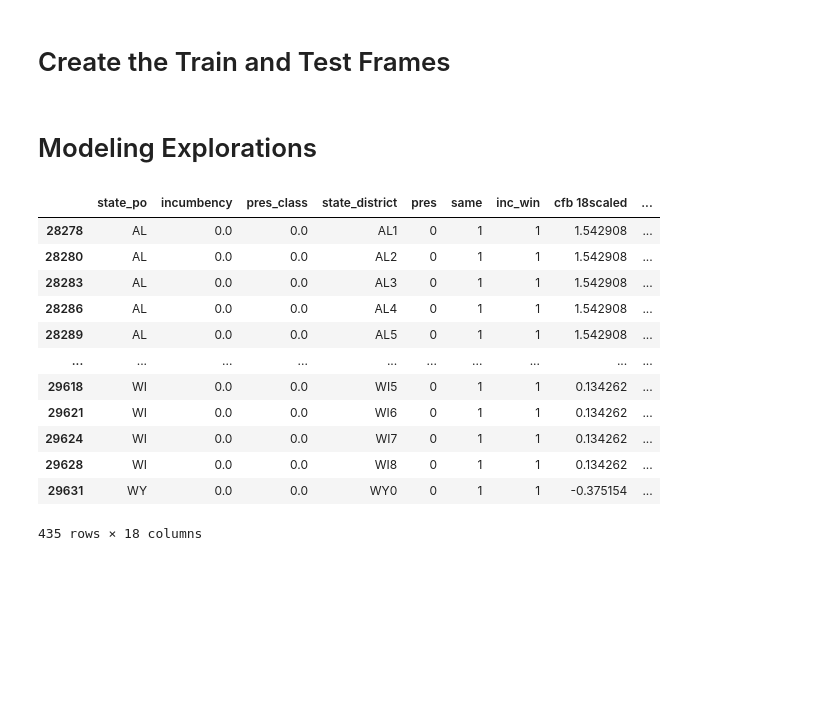
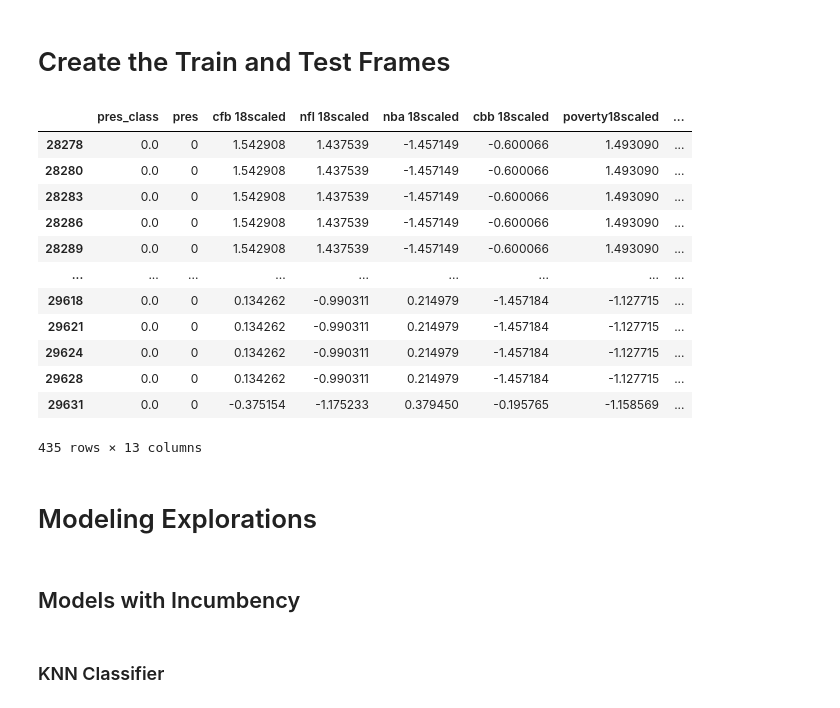
Before and after one commit to Abelay02/CS109a-Final-Project, a Jupyter notebook: Final Project Consolidated Code.ipynb, the cells around one changed output. Saved outputs shown, nothing was run; the diff lists cells and outputs as text; code cells hidden in the pictures; blank space fills up the shorter version.

Commit message:
notebook will all data, models, and eda

```diff
--- a/Final Project Consolidated Code.ipynb
+++ b/Final Project Consolidated Code.ipynb
@@ -1098,18 +1112,29 @@ model_frame18_st_ys = model_frame18_dist['class']
+# %%
+# Create 2014 scaled dataframes without incumbency
+model_frame14_dist_xs_noinc = model_frame14_dist_xs.drop(columns = ['incumbency', 'same'])
+
+model_frame14_st_xs_noinc = model_frame14_st_xs.drop(columns = ['incumbency', 'same'])
+
+# Create 2018 scaled dataframes without incumbency
+model_frame18_st_xs_noinc = model_frame18_st_xs.drop(columns = ['incumbency', 'same'])
+
+
+model_frame18_dist_xs_noinc = model_frame18_dist_xs.drop(columns = ['incumbency', 'same'])
+# %%
+model_frame18_st_xs_noinc
+# %% [output]
+|  | pres_class | pres | cfb 18scaled | nfl 18scaled | nba 18scaled | cbb 18scaled | poverty18scaled | ... |
+| 28278 | 0.0 | 0 | 1.542908 | 1.437539 | -1.457149 | -0.600066 | 1.493090 | ... |
+| 28280 | 0.0 | 0 | 1.542908 | 1.437539 | -1.457149 | -0.600066 | 1.493090 | ... |
+| 28283 | 0.0 | 0 | 1.542908 | 1.437539 | -1.457149 | -0.600066 | 1.493090 | ... |
+| 28286 | 0.0 | 0 | 1.542908 | 1.437539 | -1.457149 | -0.600066 | 1.493090 | ... |
+| 28289 | 0.0 | 0 | 1.542908 | 1.437539 | -1.457149 | -0.600066 | 1.493090 | ... |
+| ... | ... | ... | ... | ... | ... | ... | ... | ... |
+| 29618 | 0.0 | 0 | 0.134262 | -0.990311 | 0.214979 | -1.457184 | -1.127715 | ... |
+| 29621 | 0.0 | 0 | 0.134262 | -0.990311 | 0.214979 | -1.457184 | -1.127715 | ... |
+| 29624 | 0.0 | 0 | 0.134262 | -0.990311 | 0.214979 | -1.457184 | -1.127715 | ... |
+| 29628 | 0.0 | 0 | 0.134262 | -0.990311 | 0.214979 | -1.457184 | -1.127715 | ... |
+| 29631 | 0.0 | 0 | -0.375154 | -1.175233 | 0.379450 | -0.195765 | -1.158569 | ... |
+435 rows × 13 columns
 # %% [markdown]
 # Modeling Explorations
-# %%
-model_frame18_st_xs
-# %% [output]
-|  | state_po | incumbency | pres_class | state_district | pres | same | inc_win | cfb 18scaled | ... |
-| 28278 | AL | 0.0 | 0.0 | AL1 | 0 | 1 | 1 | 1.542908 | ... |
-| 28280 | AL | 0.0 | 0.0 | AL2 | 0 | 1 | 1 | 1.542908 | ... |
-| 28283 | AL | 0.0 | 0.0 | AL3 | 0 | 1 | 1 | 1.542908 | ... |
-| 28286 | AL | 0.0 | 0.0 | AL4 | 0 | 1 | 1 | 1.542908 | ... |
-| 28289 | AL | 0.0 | 0.0 | AL5 | 0 | 1 | 1 | 1.542908 | ... |
-| ... | ... | ... | ... | ... | ... | ... | ... | ... | ... |
-| 29618 | WI | 0.0 | 0.0 | WI5 | 0 | 1 | 1 | 0.134262 | ... |
-| 29621 | WI | 0.0 | 0.0 | WI6 | 0 | 1 | 1 | 0.134262 | ... |
-| 29624 | WI | 0.0 | 0.0 | WI7 | 0 | 1 | 1 | 0.134262 | ... |
-| 29628 | WI | 0.0 | 0.0 | WI8 | 0 | 1 | 1 | 0.134262 | ... |
-| 29631 | WY | 0.0 | 0.0 | WY0 | 0 | 1 | 1 | -0.375154 | ... |
-435 rows × 18 columns
@@ -1115,0 +1148,4 @@ model_frame18_st_xs
+# %% [markdown]
+## Models with Incumbency
+# %% [markdown]
+### KNN Classifier
```
Also changed, not shown: parts of 34 cells of this notebook.
